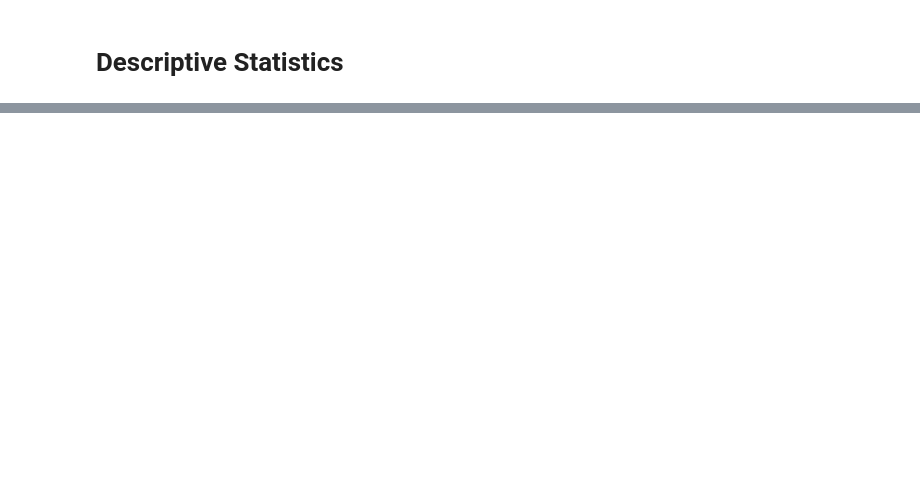
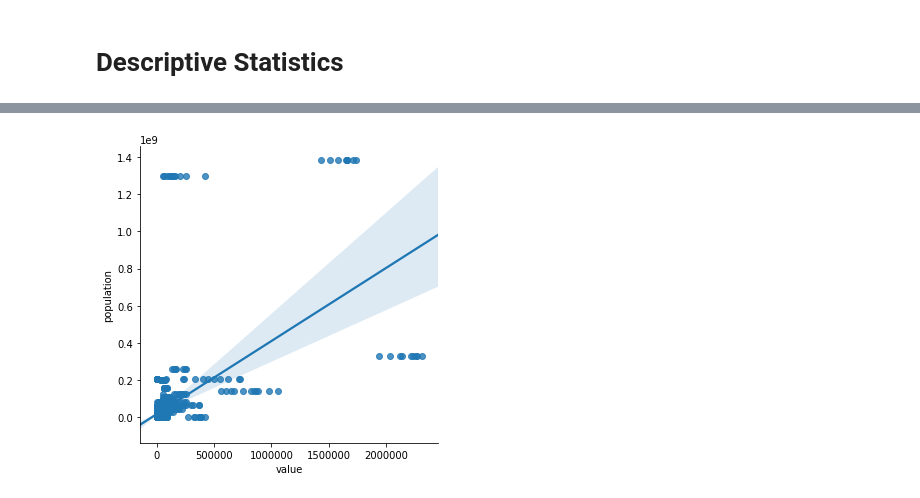
Before and after one commit to jarrynnn/wpb-flask, a Jupyter notebook: Modelling/regression_clustering.ipynb, the cells around one changed output, grey strips where cells are left out. Cells and saved outputs as stored; diff of their text form; code cells hidden in the pictures; blank space fills up the shorter version.

Commit message:
Additional regression modelling in jupyter nb

```diff
--- a/Modelling/regression_clustering.ipynb
+++ b/Modelling/regression_clustering.ipynb
@@ -97,3 +121,13 @@ unemployment                   256
 health_expenditure_pct_gdp     604
 pct_poverty_line              1016
 dtype: int64
+# %%
+#Relevant columns
+#not including value, population or gdp-rank
+columns = ['gdp','life_expectancy', 'edu_expenditure_pct_gdp', 'literacy',
+       'unemployment', 'health_expenditure_pct_gdp', 'pct_poverty_line']
+# %%
+#high number of NA's : replace with the mean so that we can still use them in our model- mean is used as there are too many floats to use a median:
+
+imp = Imputer(strategy='mean', axis=0)
+all_metrics[columns] = imp.fit_transform(all_metrics[columns])
@@ -99,0 +136,2 @@ dtype: int64
+# %%
+all_metrics = all_metrics[all_metrics['CIAname'].isna()==False]
@@ -125,0 +245,5 @@ occ.shape
+# %%
+sns.lmplot('value', 'population', data=ppt)
+plt.show()
+# %% [output]
+[figure, added]
```
Also changed, not shown: parts of 56 cells of this notebook, 1 other file.
